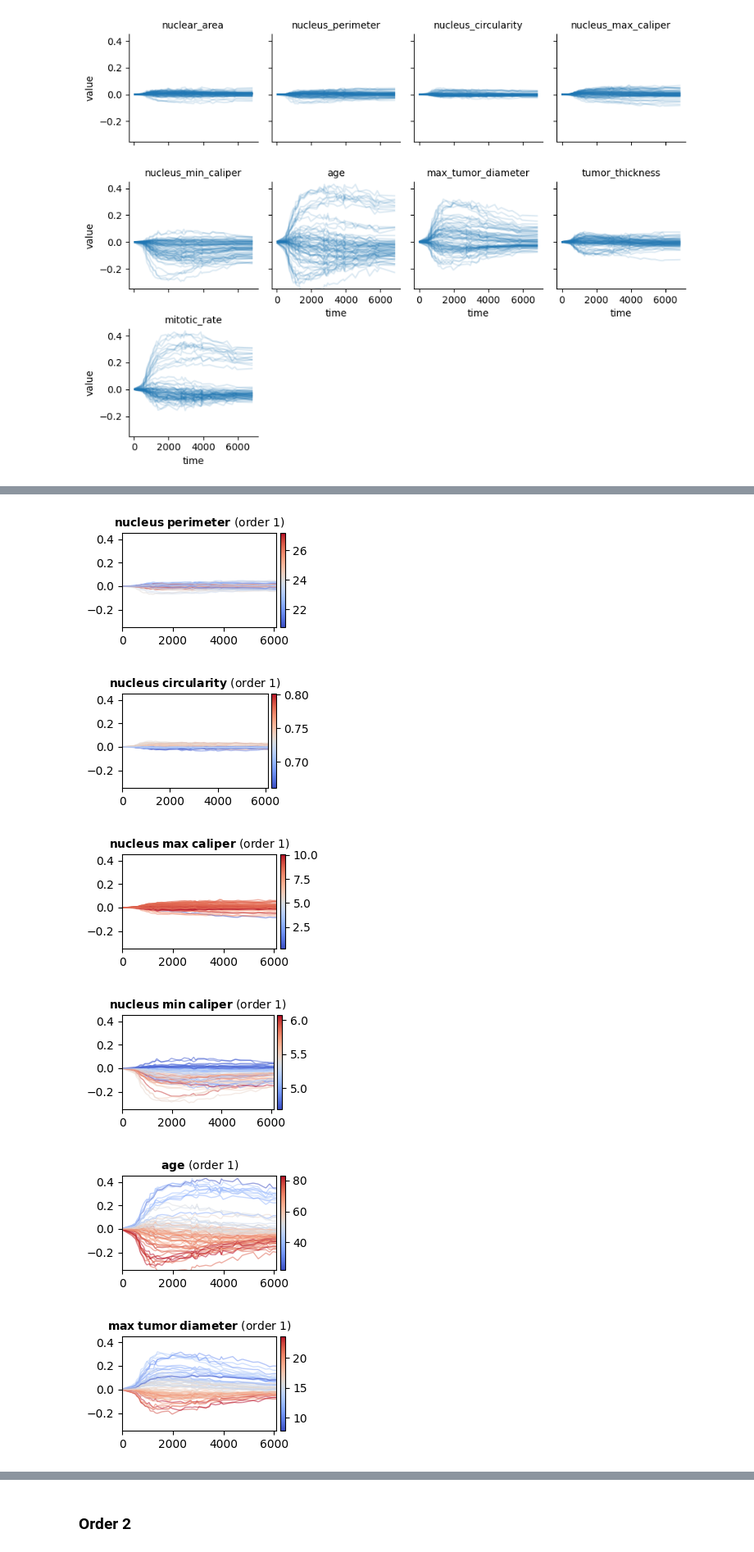
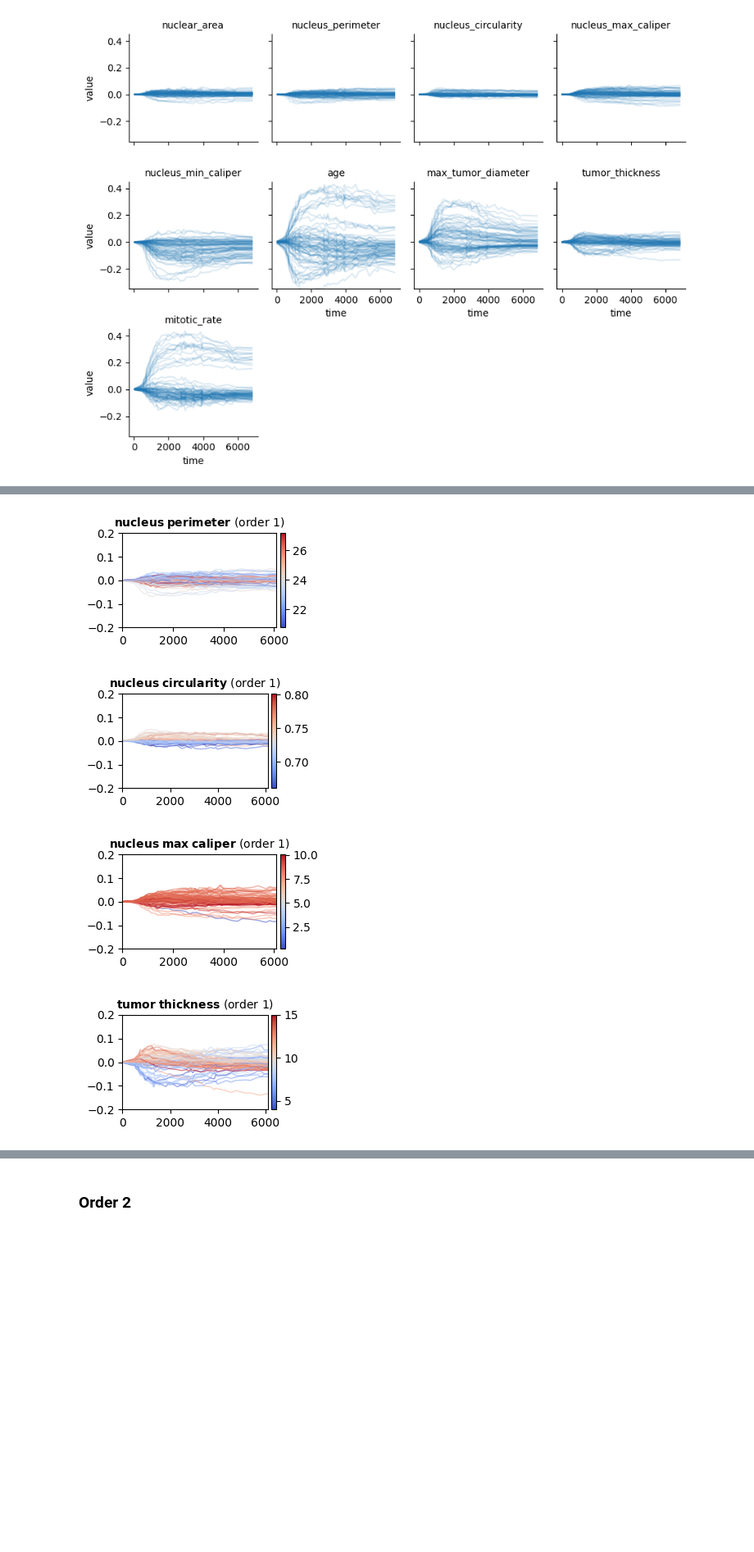
Before and after one commit to sophhan/survshapiq, a Jupyter notebook: experiments/explain_uvealmelanoma.ipynb, the cells around one changed output, grey strips where cells are left out. Shown at 82% size. Cells and saved outputs as stored; diff of their text form; code cells hidden in the pictures; blank space fills up the shorter version.

```diff
--- a/experiments/explain_uvealmelanoma.ipynb
+++ b/experiments/explain_uvealmelanoma.ipynb
@@ -136,6 +141,8 @@ plt.savefig(f'results/uvealmelanoma_order1_gbs_maxdepth4.png', bbox_inches="tigh
 df_plot1 = df_plot1.assign(color=pd.concat([X_valid.iloc[:, i].repeat(41) for i in range(X_valid.shape[1])]).values)
 # %%
 for feature_name in df_plot1.feature.unique():
+    if feature_name in ['age', 'max_tumor_diameter', 'mitotic_rate', 'nucleus_min_caliper']:
+        continue
     temp = df_plot1[df_plot1.feature == feature_name]
     fig, ax = plt.subplots(figsize=(3, 1.90))
 
@@ -162,7 +169,8 @@ for feature_name in df_plot1.feature.unique():
         ax.add_collection(lc)
 
     ax.set_xlim(0, 6100)
-    ax.set_ylim(-0.35, 0.45)
+    # ax.set_ylim(-0.35, 0.45)
+    ax.set_ylim(-0.2, 0.2)
     ax.set_title("$\mathbf{" + str(feature_name).replace("_", "\;") + "}$ (order 1)", fontsize=10)
 
     # Add colorbar
@@ -178,6 +186,4 @@ for feature_name in df_plot1.feature.unique():
-[figure, old version]
+[figure, new version]
-[figure, old version]
+[figure, new version]
-[figure, old version]
+[figure, new version]
-[figure, old version]
+[figure, new version]
-[figure, removed]
-[figure, removed]
```
Also changed, not shown: parts of 6 cells of this notebook, 22 other files.
